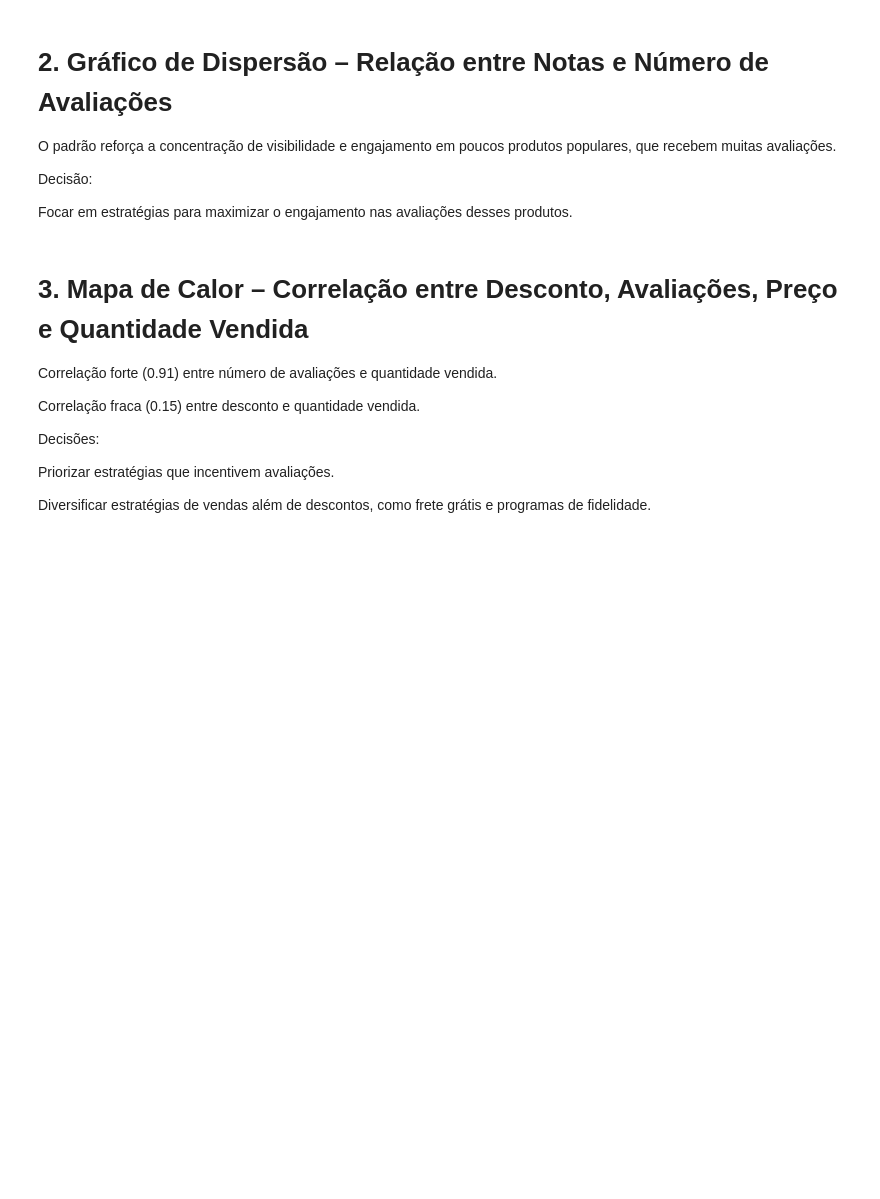
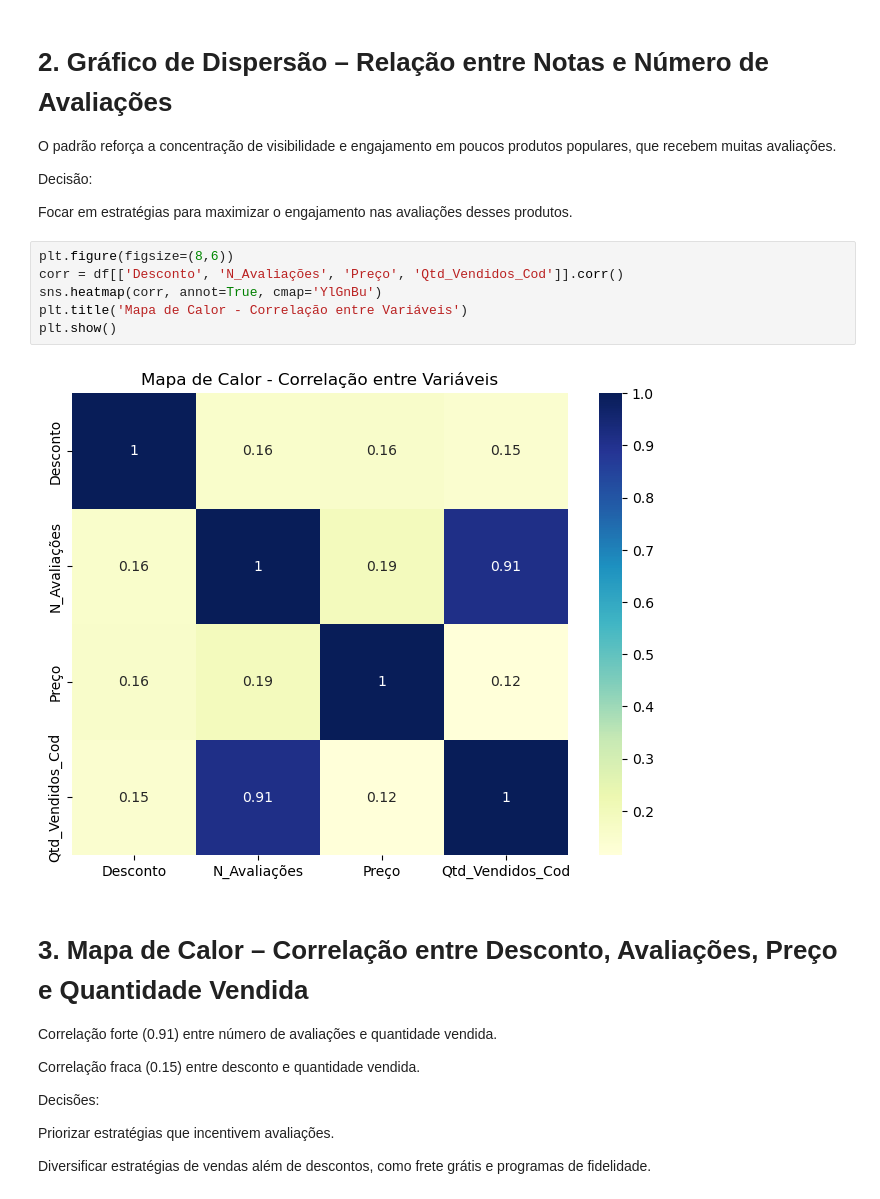
Before and after one commit to nogalinny/GraficoVendas, a Jupyter notebook: Untitled.ipynb, the cells around one changed output. Saved outputs shown, nothing was run; the diff lists cells and outputs as text; blank space fills up the shorter version.

```diff
--- a/Untitled.ipynb
+++ b/Untitled.ipynb
@@ -101,6 +90,14 @@ O padrão reforça a concentração de visibilidade e engajamento em poucos prod
 Decisão:
 
 Focar em estratégias para maximizar o engajamento nas avaliações desses produtos.
+# %%
+plt.figure(figsize=(8,6))
+corr = df[['Desconto', 'N_Avaliações', 'Preço', 'Qtd_Vendidos_Cod']].corr()
+sns.heatmap(corr, annot=True, cmap='YlGnBu')
+plt.title('Mapa de Calor - Correlação entre Variáveis')
+plt.show()
+# %% [output]
+[figure, added]
 # %% [markdown]
 # 3. Mapa de Calor – Correlação entre Desconto, Avaliações, Preço e Quantidade Vendida
 Correlação forte (0.91) entre número de avaliações e quantidade vendida.
```
Also changed, not shown: parts of 7 cells of this notebook.
